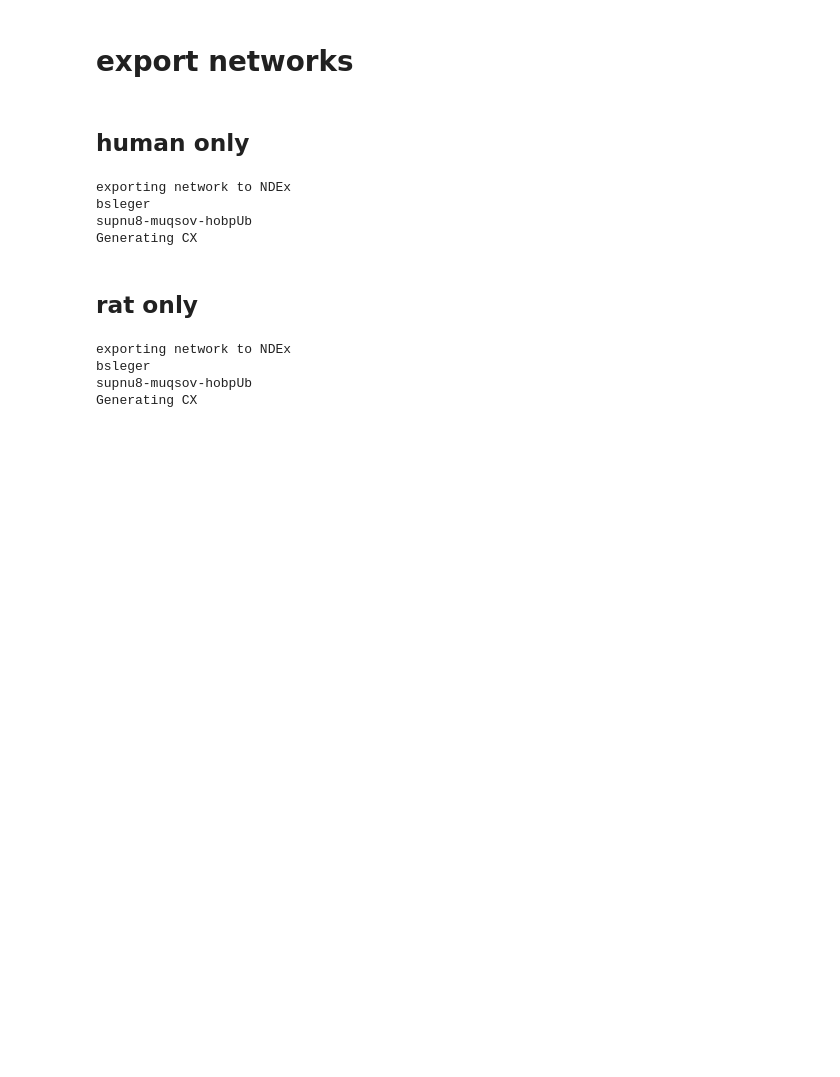
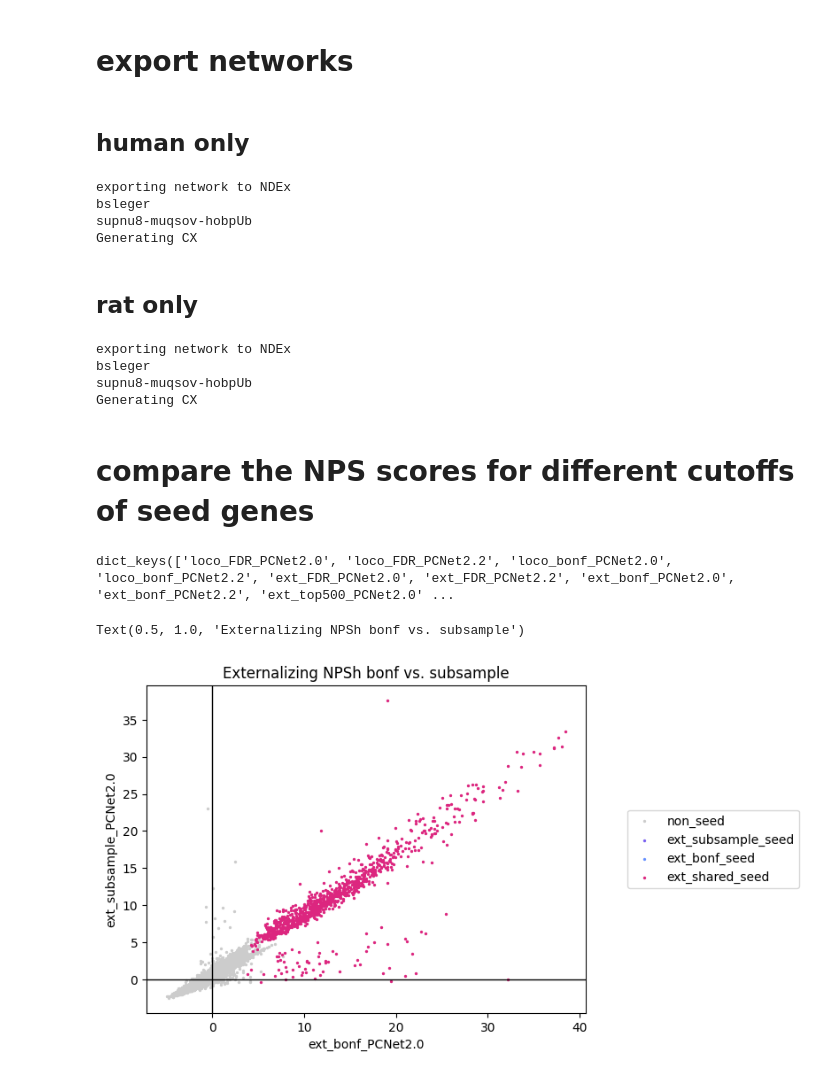
Before and after one commit to BSLeger/SUD_cross_species, a Jupyter notebook: loco_network_single_species_specific.ipynb, the cells around one changed output. Saved outputs shown, nothing was run; the diff lists cells and outputs as text; code cells hidden in the pictures; blank space fills up the shorter version.

```diff
--- a/loco_network_single_species_specific.ipynb
+++ b/loco_network_single_species_specific.ipynb
@@ -620,3 +651,38 @@ exporting network to NDEx
 bsleger
 supnu8-muqsov-hobpUb
 Generating CX
+# %% [markdown]
+# compare the NPS scores for different cutoffs of seed genes
+# %%
+NPS_dict.keys()
+# %% [output]
+dict_keys(['loco_FDR_PCNet2.0', 'loco_FDR_PCNet2.2', 'loco_bonf_PCNet2.0', 'loco_bonf_PCNet2.2', 'ext_FDR_PCNet2.0', 'ext_FDR_PCNet2.2', 'ext_bonf_PCNet2.0', 'ext_bonf_PCNet2.2', 'ext_top500_PCNet2.0' ...
+# %%
+cutx='bonf'
+cuty='subsample'
+x_lab=trait_h+'_'+cutx+'_'+interactome_name
+y_lab=trait_h+'_'+cuty+'_'+interactome_name
+
+
+plt.scatter(x=NPS_dict[x_lab][~(NPS_dict[y_lab].index.isin(seed_dict[trait_h+'_'+cuty]))&~(NPS_dict[y_lab].index.isin(seed_dict[trait_h+'_'+cutx]))],
+            y=NPS_dict[y_lab][~(NPS_dict[y_lab].index.isin(seed_dict[trait_h+'_'+cuty]))&~(NPS_dict[y_lab].index.isin(seed_dict[trait_h+'_'+cutx]))],
+            color=colour_dict['other'],label='non_seed',s=2)
+plt.scatter(x=NPS_dict[x_lab][(NPS_dict[y_lab].index.isin(seed_dict[trait_h+'_'+cuty]))&~(NPS_dict[y_lab].index.isin(seed_dict[trait_h+'_'+cutx]))],
+            y=NPS_dict[y_lab][(NPS_dict[y_lab].index.isin(seed_dict[trait_h+'_'+cuty]))&~(NPS_dict[y_lab].index.isin(seed_dict[trait_h+'_'+cutx]))],
+            color=colour_dict['ext'],label='ext_'+cuty+'_seed',s=2)
+plt.scatter(x=NPS_dict[x_lab][~(NPS_dict[y_lab].index.isin(seed_dict[trait_h+'_'+cuty]))&(NPS_dict[y_lab].index.isin(seed_dict[trait_h+'_'+cutx]))],
+            y=NPS_dict[y_lab][~(NPS_dict[y_lab].index.isin(seed_dict[trait_h+'_'+cuty]))&(NPS_dict[y_lab].index.isin(seed_dict[trait_h+'_'+cutx]))],
+            color=colour_dict['ext_alt'],label='ext_'+cutx+'_seed',s=2)
+plt.scatter(x=NPS_dict[x_lab][(NPS_dict[y_lab].index.isin(seed_dict[trait_h+'_'+cuty]))&(NPS_dict[y_lab].index.isin(seed_dict[trait_h+'_'+cutx]))],
+            y=NPS_dict[y_lab][(NPS_dict[y_lab].index.isin(seed_dict[trait_h+'_'+cuty]))&(NPS_dict[y_lab].index.isin(seed_dict[trait_h+'_'+cutx]))],
+            color=colour_dict['shared'],label='ext_shared_seed',s=2)
+
+plt.axvline(x=0, color='black', linestyle='solid', linewidth=1)
+plt.axhline(y=0, color='black', linestyle='solid', linewidth=1)
+plt.xlabel(x_lab)
+plt.ylabel(y_lab)
+plt.legend(loc='center right', bbox_to_anchor=(1.5, 0.5))
+plt.title('Externalizing NPSh '+cutx+' vs. '+cuty)
+# %% [output]
+Text(0.5, 1.0, 'Externalizing NPSh bonf vs. subsample')
+[figure, added]
```
Also changed, not shown: parts of 17 cells of this notebook, 8 other files.
